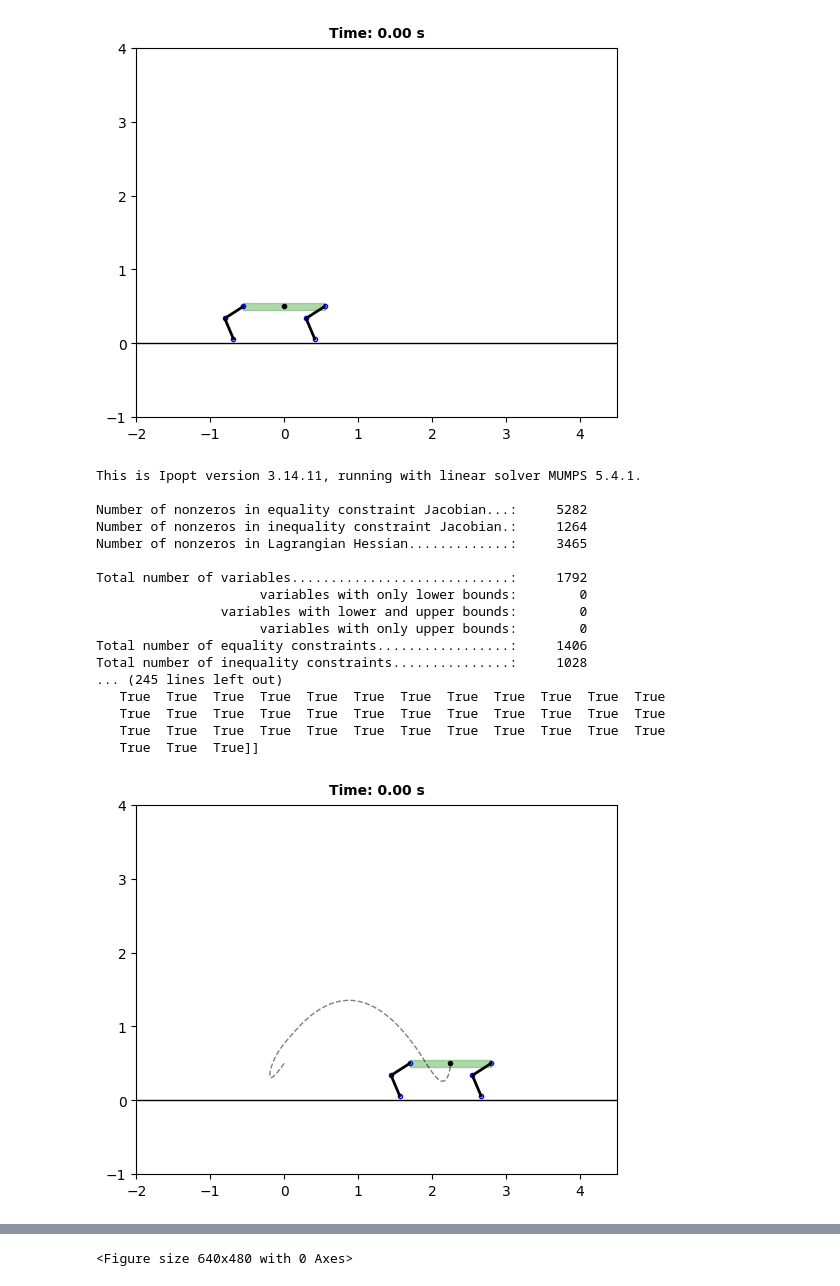
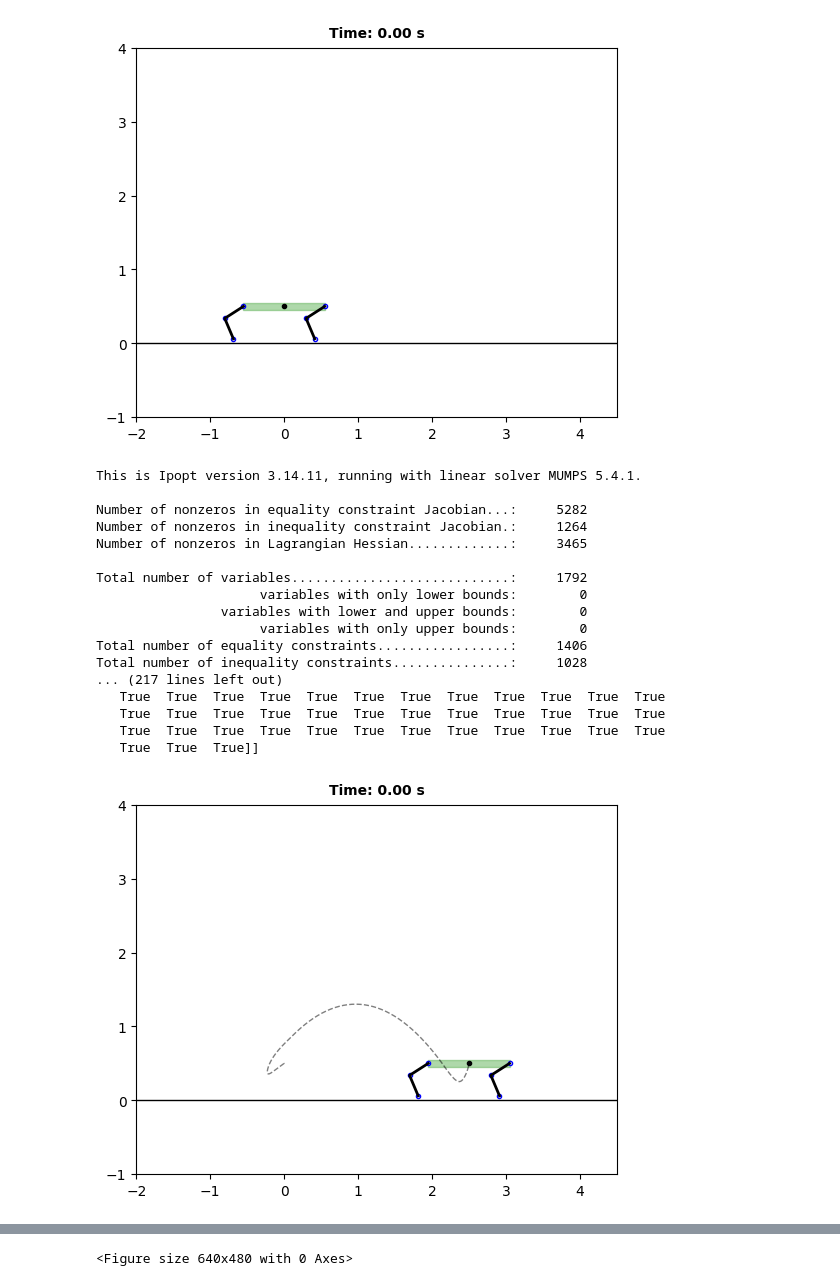
Before and after one commit to jaeykimusa/quadruped-to, a Jupyter notebook: src/quadruped_to_jumping.ipynb, the cells around one changed output, grey strips where cells are left out. Cells and saved outputs as stored; diff of their text form; code cells hidden in the pictures.

Commit message:
[Implementation] Added cost function weights.

```diff
--- a/src/quadruped_to_jumping.ipynb
+++ b/src/quadruped_to_jumping.ipynb
@@ -401,7 +401,7 @@ q_initial = np.array([0.0, 0.5, 0, -1, 1.4, -1, +1.4])
 v_initial = np.array([0, 0, 0])
 
 # Forward jump
-q_final = np.array([2.25, 0.5, 0, -1, 1.4, -1, +1.4])
+q_final = np.array([2.5, 0.5, 0, -1, 1.4, -1, +1.4])
 v_final = np.array([0, 0, 0])
 
 # Backflip
@@ -636,10 +636,10 @@ def is_contact(n):
 cost = 0
 
 # Cost function weights of corresponding elements
-JOINT_ANGLE_PENALTY_WEIGHT = 2000
-JOINT_VELOCITY_PENALTY_WEIGHT = 500
-GRF_PENALTY_WEIGHT = 2
-BODY_ORIENTATION_PENALTY_WEIGHT = 1
+JOINT_ANGLE_PENALTY_WEIGHT = 1
+JOINT_VELOCITY_PENALTY_WEIGHT = 1
+GRF_PENALTY_WEIGHT = 0.001
+BODY_ORIENTATION_PENALTY_WEIGHT = 0.001
 
 for k in range(N - 1):
     q_angles = Q[3:, k]
@@ -699,35 +699,35 @@ def animate(i):
     t = i * dt
     visualizer.set_data(Q_sol[:, i], None if i == N - 1 else U_sol[:, i], Q_sol[:2, :i], time=t)
     return (visualizer.ax,)
 
 
 anim = animation.FuncAnimation(visualizer.fig, animate, frames=N, interval=50, blit=False)
 plt.close()
 
 html = HTML(anim.to_jshtml())
 display(html)
 
 if save_gifs:
     anim.save("to_grf.gif")
 # %% [output]
 This is Ipopt version 3.14.11, running with linear solver MUMPS 5.4.1.
 
 Number of nonzeros in equality constraint Jacobian...:     5282
 Number of nonzeros in inequality constraint Jacobian.:     1264
 Number of nonzeros in Lagrangian Hessian.............:     3465
 
 Total number of variables............................:     1792
                      variables with only lower bounds:        0
                 variables with lower and upper bounds:        0
                      variables with only upper bounds:        0
 Total number of equality constraints.................:     1406
 Total number of inequality constraints...............:     1028
-... (245 lines left out)
+... (217 lines left out)
    True  True  True  True  True  True  True  True  True  True  True  True
    True  True  True  True  True  True  True  True  True  True  True  True
    True  True  True  True  True  True  True  True  True  True  True  True
    True  True  True]]
-[figure, old version]
+[figure, new version]
 [interactive output not drawn]
 <Figure size 640x480 with 0 Axes>
 # %%
```
